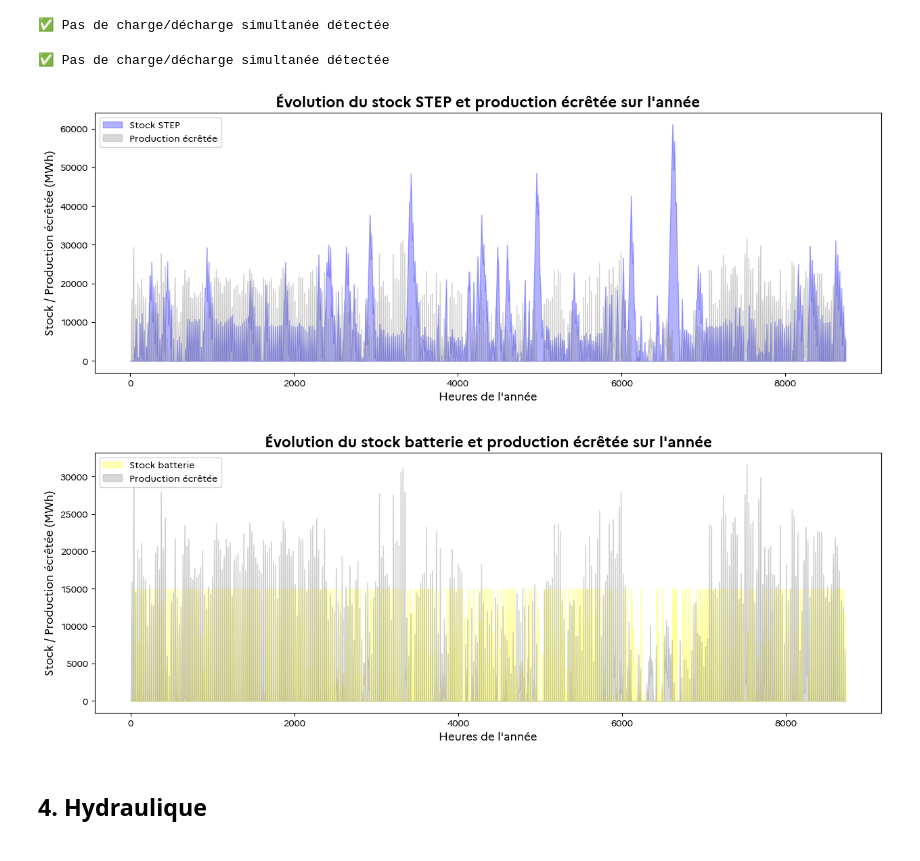
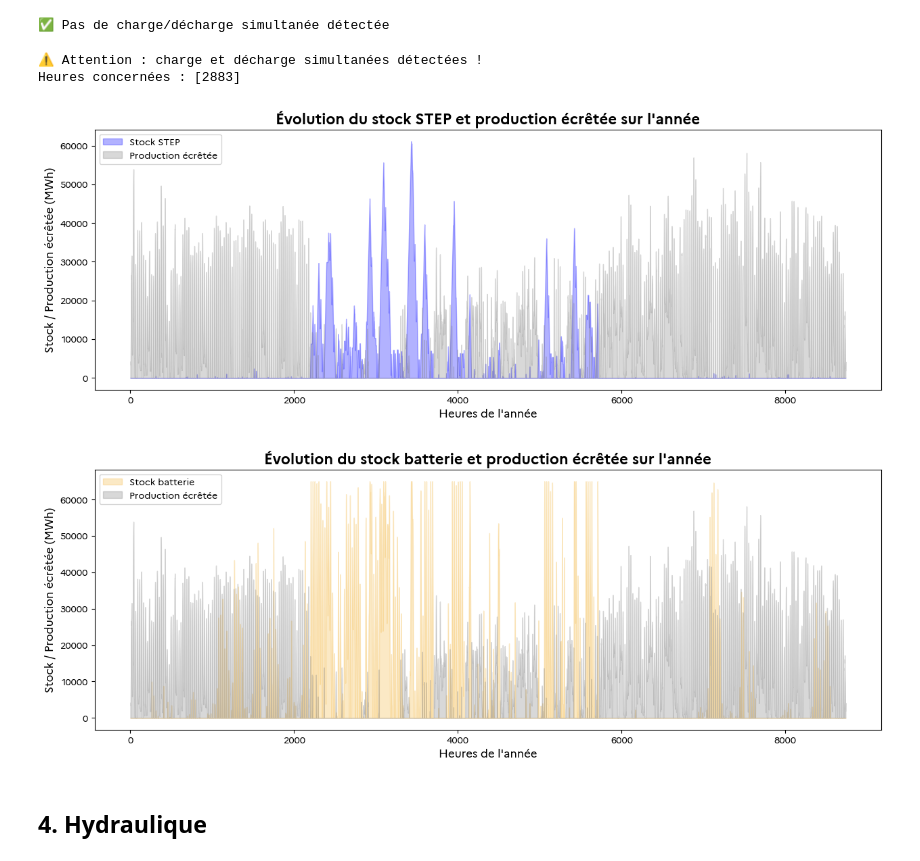
Before and after one commit to alextonon/ETE305_Optimization_Study, a Jupyter notebook: analysis_with_optimization.ipynb, the cells around one changed output. Cells and saved outputs as stored; diff of their text form; code cells hidden in the pictures.

```diff
--- a/analysis_with_optimization.ipynb
+++ b/analysis_with_optimization.ipynb
@@ -71,7 +71,7 @@ charge_cols = [
 # Config de lecture des données
 WEEK_TARGET = 0  # semaine de départ
 TWO_WEEKS = True   # True pour 2 semaines, False pour 1 semaine
-id = "144931D5"
+id = "8CB18FC2"
 # %%
 # --- Chargement des données ---
 df_global = pd.read_csv(f"results/{id}/results.csv", sep=';')
@@ -528,7 +528,8 @@ if simultaneous.any():
 else:
     print("✅ Pas de charge/décharge simultanée détectée")
 # %% [output]
-✅ Pas de charge/décharge simultanée détectée
+⚠️ Attention : charge et décharge simultanées détectées !
+Heures concernées : [2883]
 # %%
 import matplotlib.pyplot as plt
 
@@ -554,29 +555,29 @@ ax1.legend(loc='upper left')
 plt.title("Évolution du stock STEP et production écrêtée sur l'année")
 plt.show()
 # %% [output]
-[figure, old version]
+[figure, new version]
 # %%
 fig, ax1 = plt.subplots(figsize=(15,5))
 
 # Axe principal : Stock STEP et Batterie + Production écrêtée (Exces)
-ax1.fill_between(time, 0, df_global["Battery_stock"], color='yellow', alpha=0.3, label="Stock batterie")
+ax1.fill_between(time, 0, df_global["Battery_stock"], color='#f4b740', alpha=0.3, label="Stock batterie")
 ax1.fill_between(time, 0, df_global["Exces"], color='gray', alpha=0.3, label="Production écrêtée")
 ax1.set_xlabel("Heures de l'année")
 ax1.set_ylabel("Stock / Production écrêtée (MWh)")
 ax1.legend(loc='upper left')
 
 # # Axe secondaire : Charge et décharge
 # ax2 = ax1.twinx()
 # #ax2.plot(time, -df_global["STEP_charge"], color='green', linewidth=1, label="Charge STEP")
 # # ax2.plot(time, df_global["STEP_discharge"], color='red', linewidth=1, label="Décharge STEP")
 
 # ax2.set_ylabel("Puissance de charge/décharge (MW)")
 # ax2.legend(loc='upper right')
 
 plt.title("Évolution du stock batterie et production écrêtée sur l'année")
 plt.show()
 # %% [output]
-[figure, old version]
+[figure, new version]
 # %% [markdown]
 ## **4. Hydraulique**
 # %% [markdown]
```
Also changed, not shown: parts of 16 cells of this notebook, 15 other files.
